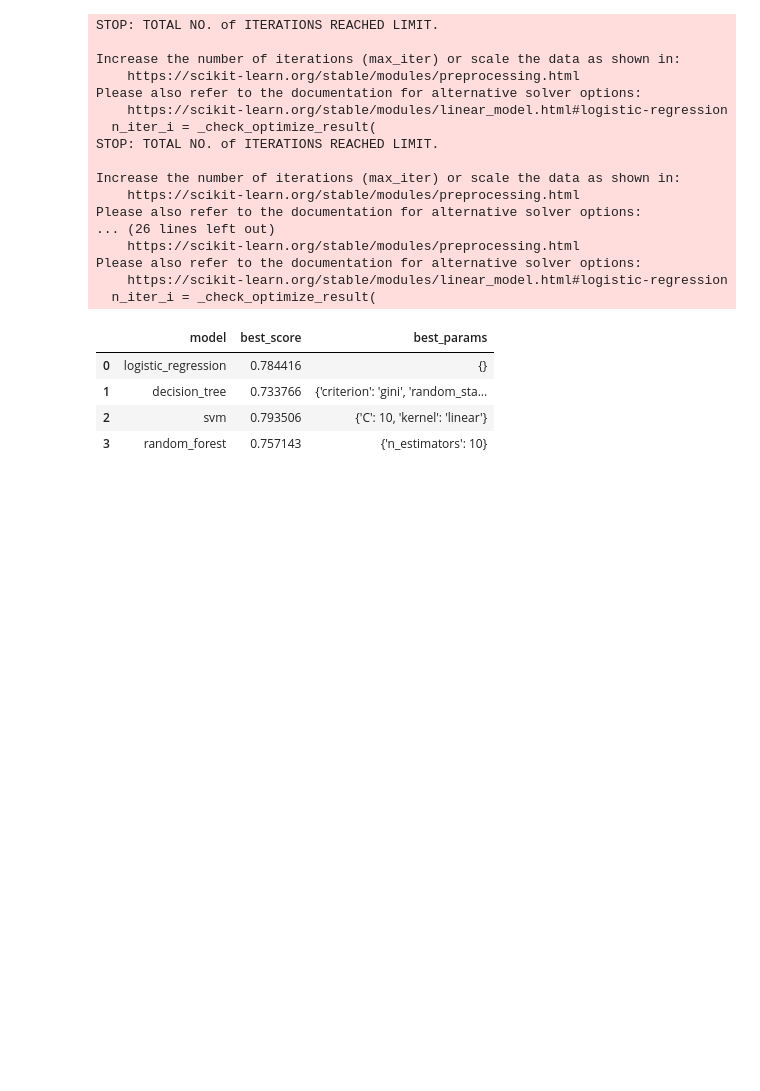
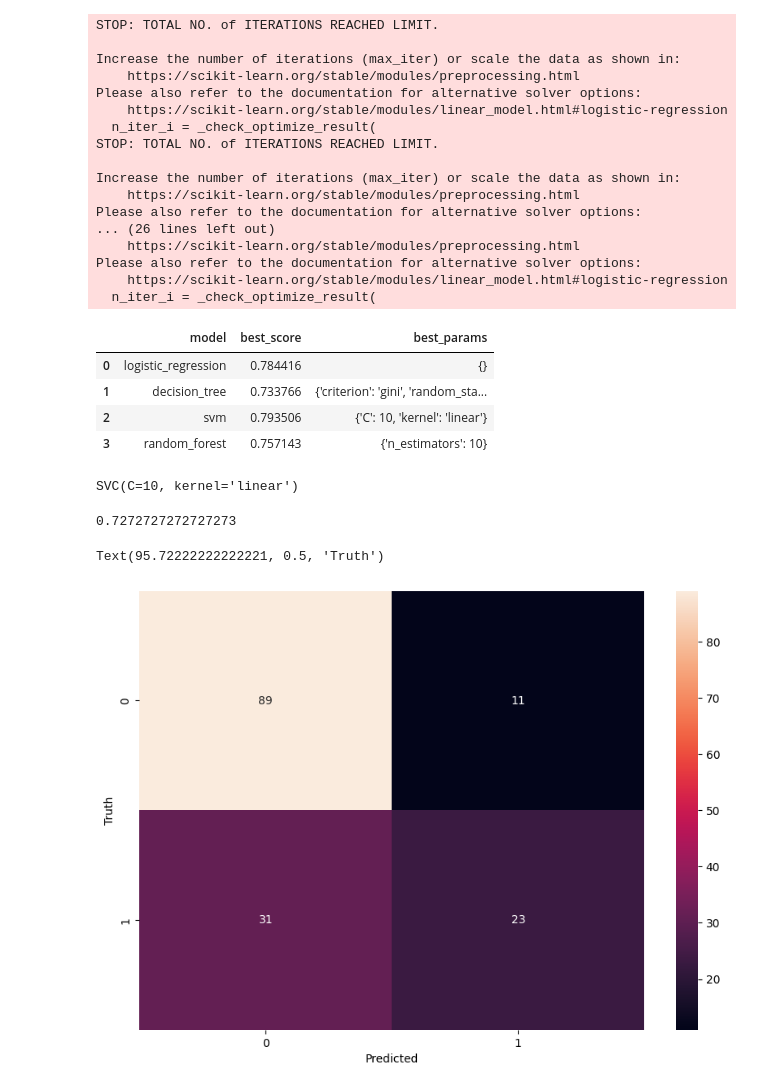
Before and after one commit to VishalRashmika/diabetes-prediction-using-ml, a Jupyter notebook: model.ipynb, the cells around one changed output. Drawn from its saved outputs; the diff is of its cells as text; code cells hidden in the pictures; blank space fills up the shorter version.

Commit message:
building the model

```diff
--- a/model.ipynb
+++ b/model.ipynb
@@ -161,3 +161,29 @@ Please also refer to the documentation for alternative solver options:
 | 1 | decision_tree | 0.733766 | {'criterion': 'gini', 'random_sta... |
 | 2 | svm | 0.793506 | {'C': 10, 'kernel': 'linear'} |
 | 3 | random_forest | 0.757143 | {'n_estimators': 10} |
+# %%
+from sklearn.svm import SVC
+svm_model = SVC(C=10, kernel='linear')
+# %%
+svm_model.fit(x_train,y_train)
+# %% [output]
+SVC(C=10, kernel='linear')
+# %%
+svm_model.score(x_test,y_test)
+# %% [output]
+0.7272727272727273
+# %%
+from sklearn.metrics import confusion_matrix
+import seaborn as sn
+from matplotlib import pyplot as plt
+
+y_pred = svm_model.predict(x_test)
+
+confu = confusion_matrix(y_test,y_pred)
+plt.figure(figsize = (10,7))
+sn.heatmap(confu, annot=True)
+plt.xlabel('Predicted')
+plt.ylabel('Truth')
+# %% [output]
+Text(95.72222222222221, 0.5, 'Truth')
+[figure, added]
```
Also changed, not shown: parts of 2 cells of this notebook.
